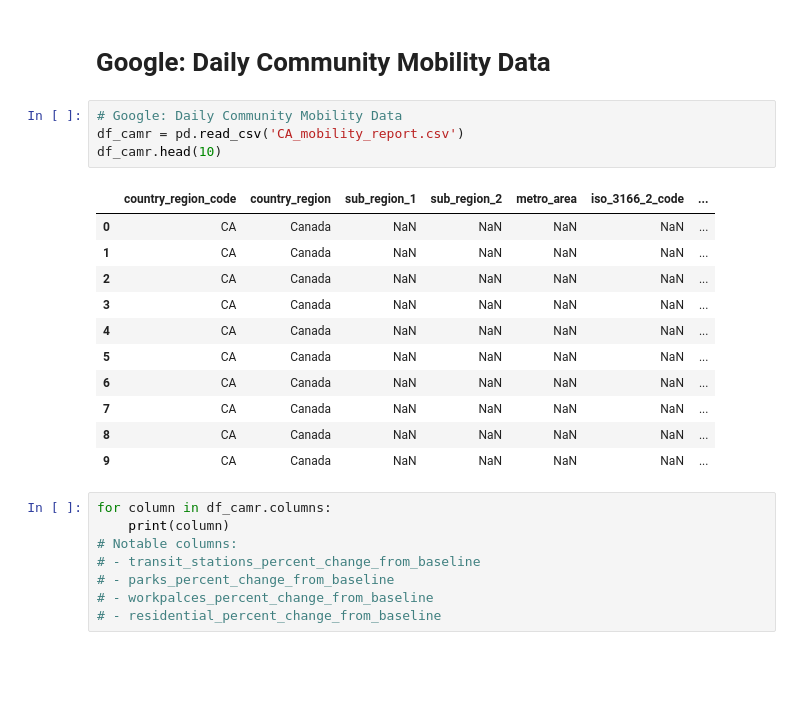
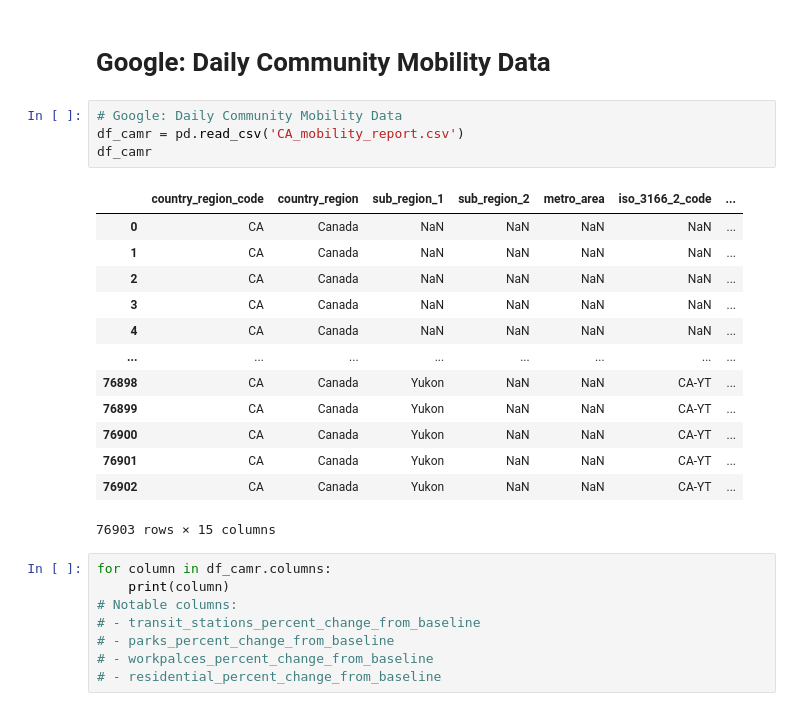
Before and after one commit to dnhuang/data102-fa22, a Jupyter notebook: eda.ipynb, the cells around one changed output. Drawn from its saved outputs; the diff is of its cells as text; blank space fills up the shorter version.

```diff
--- a/eda.ipynb
+++ b/eda.ipynb
@@ -70,19 +92,21 @@ Index(['Date', 'Air Safety - General Aviation Fatalities',
 # %%
 # Google: Daily Community Mobility Data
 df_camr = pd.read_csv('CA_mobility_report.csv')
-df_camr.head(10)
+df_camr
 # %% [output]
 |  | country_region_code | country_region | sub_region_1 | sub_region_2 | metro_area | iso_3166_2_code | ... |
 | 0 | CA | Canada | NaN | NaN | NaN | NaN | ... |
 | 1 | CA | Canada | NaN | NaN | NaN | NaN | ... |
 | 2 | CA | Canada | NaN | NaN | NaN | NaN | ... |
 | 3 | CA | Canada | NaN | NaN | NaN | NaN | ... |
 | 4 | CA | Canada | NaN | NaN | NaN | NaN | ... |
-| 5 | CA | Canada | NaN | NaN | NaN | NaN | ... |
-| 6 | CA | Canada | NaN | NaN | NaN | NaN | ... |
-| 7 | CA | Canada | NaN | NaN | NaN | NaN | ... |
-| 8 | CA | Canada | NaN | NaN | NaN | NaN | ... |
-| 9 | CA | Canada | NaN | NaN | NaN | NaN | ... |
+| ... | ... | ... | ... | ... | ... | ... | ... |
+| 76898 | CA | Canada | Yukon | NaN | NaN | CA-YT | ... |
+| 76899 | CA | Canada | Yukon | NaN | NaN | CA-YT | ... |
+| 76900 | CA | Canada | Yukon | NaN | NaN | CA-YT | ... |
+| 76901 | CA | Canada | Yukon | NaN | NaN | CA-YT | ... |
+| 76902 | CA | Canada | Yukon | NaN | NaN | CA-YT | ... |
+76903 rows × 15 columns
 # %%
 for column in df_camr.columns:
     print(column)
```
Also changed, not shown: parts of 37 cells of this notebook, 5 other files.
